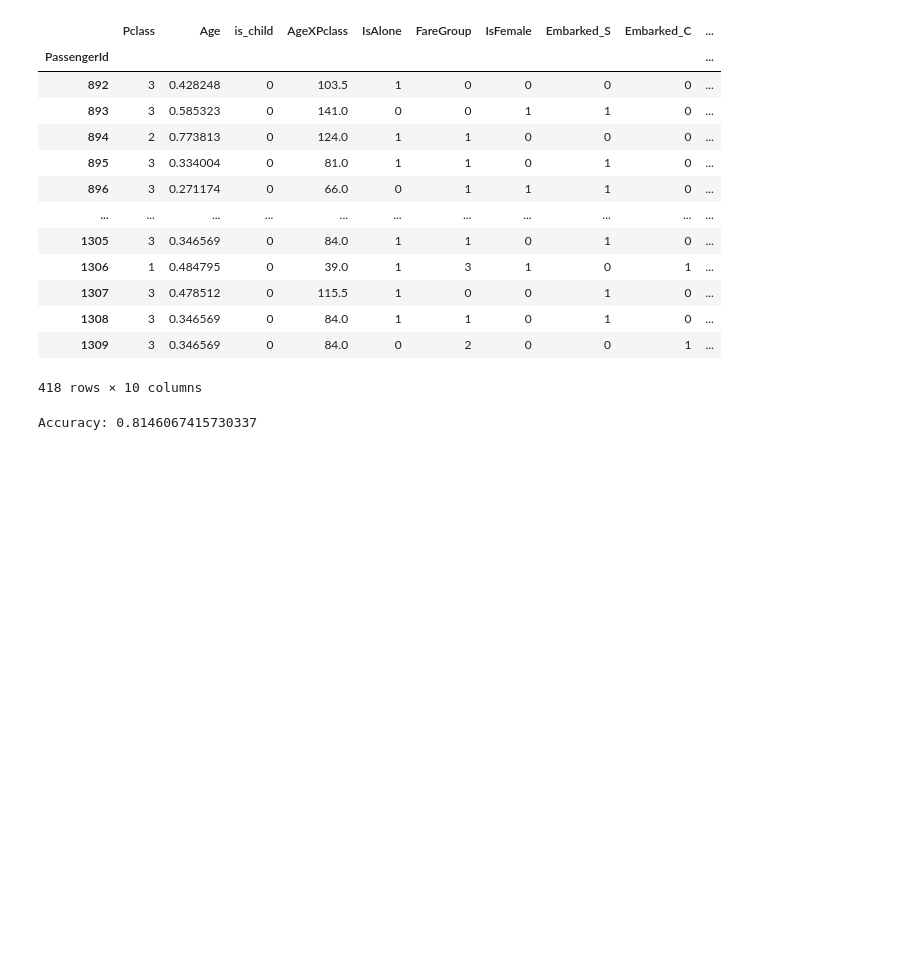
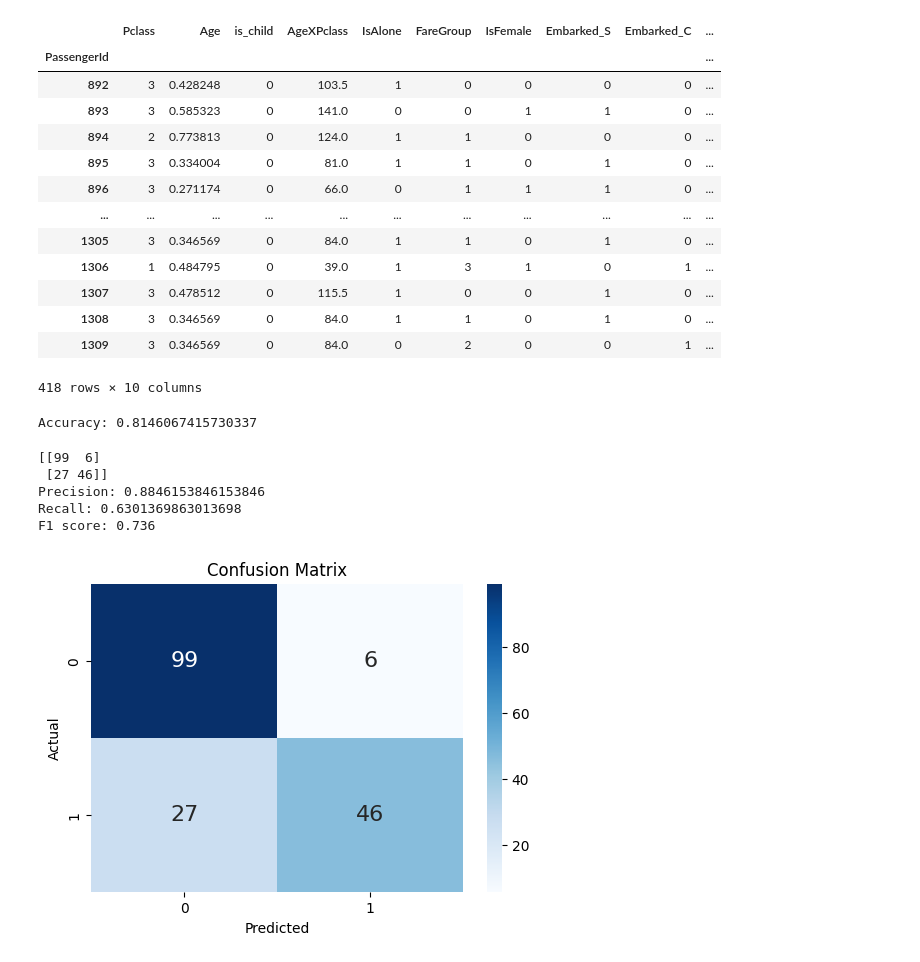
Before and after one commit to iamyufan/cs5785-assignments, a Jupyter notebook: hw1/Part_II_ds.ipynb, the cells around one changed output. Cells and saved outputs as stored; diff of their text form; code cells hidden in the pictures; blank space fills up the shorter version.

```diff
--- a/hw1/Part_II_ds.ipynb
+++ b/hw1/Part_II_ds.ipynb
@@ -849,3 +849,32 @@ y_pred = model.predict(X_val)
 print(f"Accuracy: {accuracy_score(y_val, y_pred)}")
 # %% [output]
 Accuracy: 0.8146067415730337
+# %%
+# Plot the confusion matrix on the validation set
+from sklearn.metrics import confusion_matrix
+
+confusion_matrix = confusion_matrix(y_val, y_pred)
+print(confusion_matrix)
+
+# Calculate the precision, recall, and F1 score
+from sklearn.metrics import precision_score, recall_score, f1_score
+
+print(f"Precision: {precision_score(y_val, y_pred)}")
+print(f"Recall: {recall_score(y_val, y_pred)}")
+print(f"F1 score: {f1_score(y_val, y_pred)}")
+
+
+# Plot the confusion matrix on the validation set
+plt.figure(figsize=(6, 4))
+sns.heatmap(confusion_matrix, annot=True, cmap="Blues", fmt="d", annot_kws={"size": 16})
+plt.title("Confusion Matrix")
+plt.xlabel("Predicted")
+plt.ylabel("Actual")
+plt.savefig(os.path.join(IMG_PATH, "confusion_matrix.png"), dpi=300)
+# %% [output]
+[[99  6]
+ [27 46]]
+Precision: 0.8846153846153846
+Recall: 0.6301369863013698
+F1 score: 0.736
+[figure, added]
```
Also changed, not shown: parts of 3 cells of this notebook, 20 other files.
